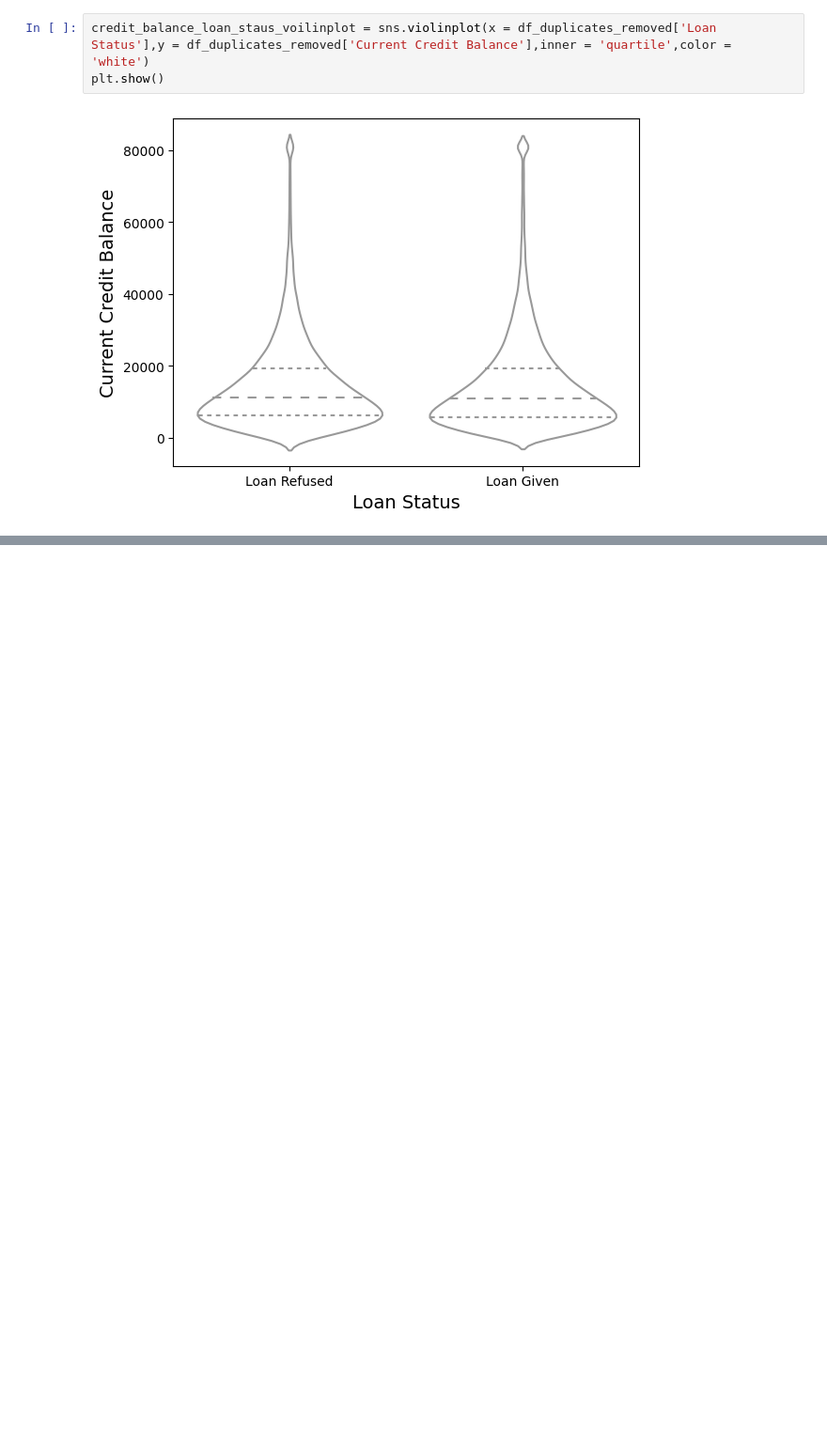
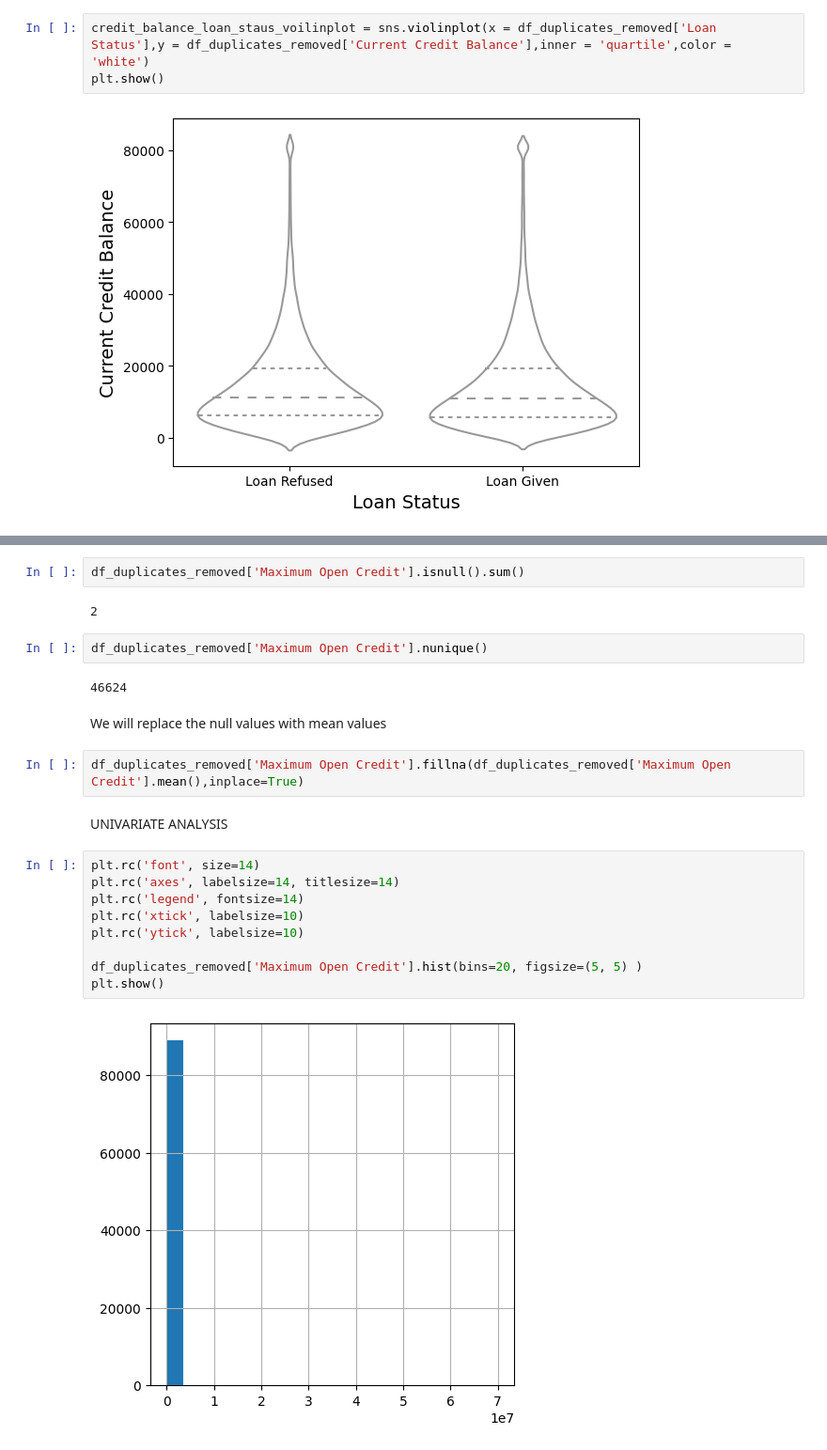
Before and after one commit to RohitDas92/Loan-Approval-Prediction-Project, a Jupyter notebook: loan_approval_prediction.ipynb, the cells around one changed output, grey strips where cells are left out. Shown at 94% size. Saved outputs shown, nothing was run; the diff lists cells and outputs as text; blank space fills up the shorter version.

```diff
--- a/loan_approval_prediction.ipynb
+++ b/loan_approval_prediction.ipynb
@@ -1369,0 +1375,25 @@ plt.show()
+# %%
+df_duplicates_removed['Maximum Open Credit'].isnull().sum()
+# %% [output]
+2
+# %%
+df_duplicates_removed['Maximum Open Credit'].nunique()
+# %% [output]
+46624
+# %% [markdown]
+We will replace the null values with mean values
+# %%
+df_duplicates_removed['Maximum Open Credit'].fillna(df_duplicates_removed['Maximum Open Credit'].mean(),inplace=True)
+# %% [markdown]
+UNIVARIATE ANALYSIS
+# %%
+plt.rc('font', size=14)
+plt.rc('axes', labelsize=14, titlesize=14)
+plt.rc('legend', fontsize=14)
+plt.rc('xtick', labelsize=10)
+plt.rc('ytick', labelsize=10)
+
+df_duplicates_removed['Maximum Open Credit'].hist(bins=20, figsize=(5, 5) )
+plt.show()
+# %% [output]
+[figure, added]
```
Also changed, not shown: parts of 32 cells of this notebook.
